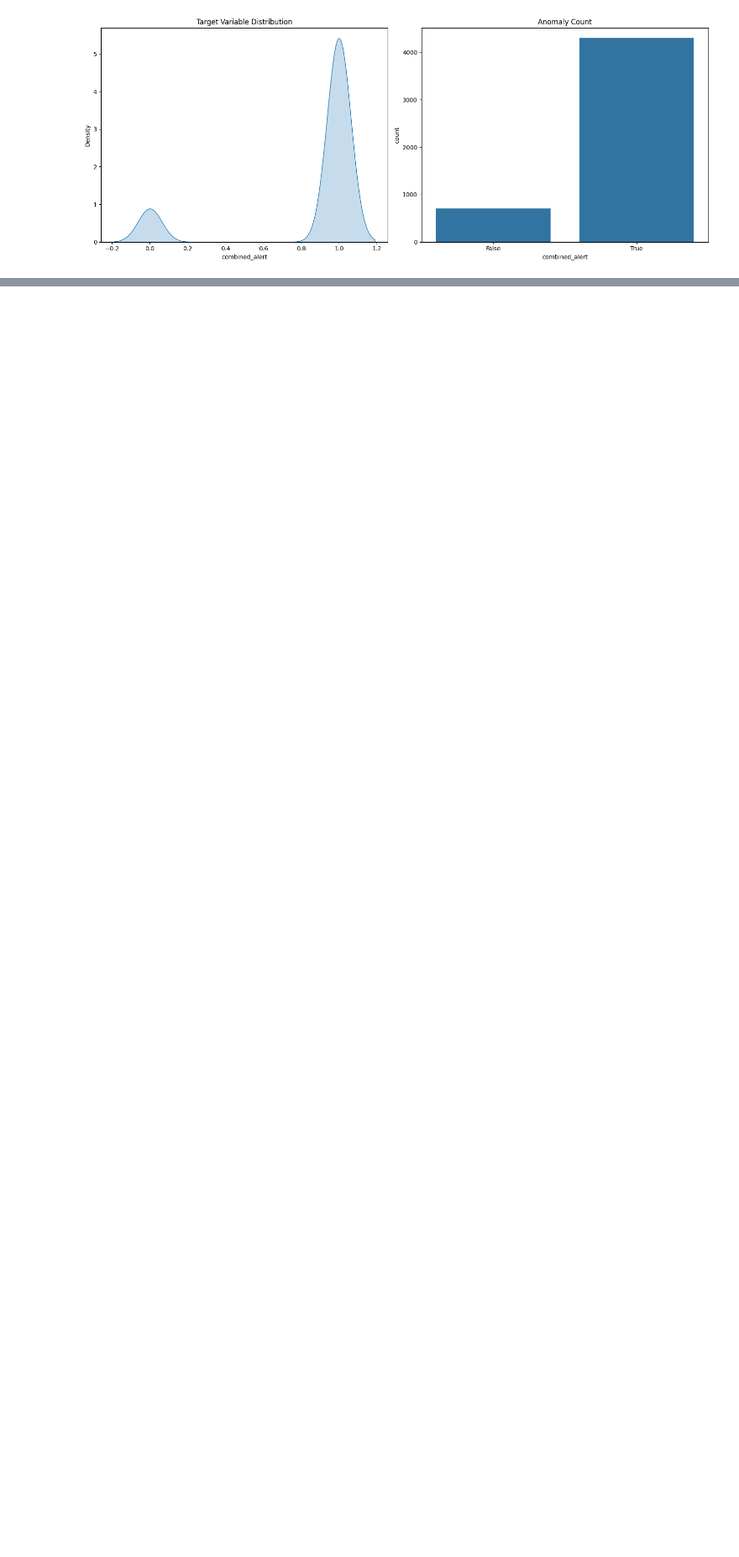
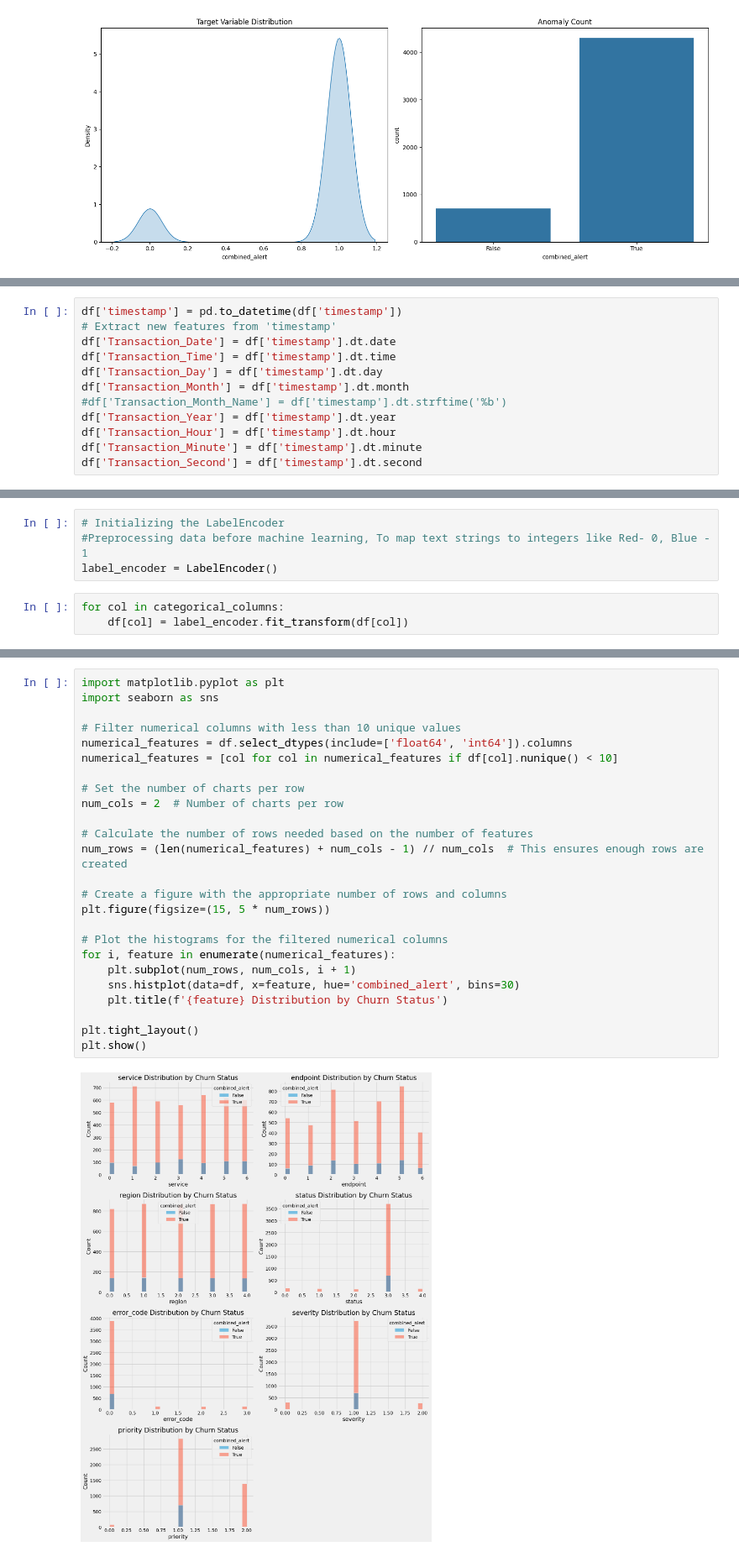
Before and after one commit to shubhiv02-learner/banking-log-anomaly-detection, a Jupyter notebook: notebooks/SentinelIQ.ipynb, the cells around one changed output, grey strips where cells are left out. Shown at 84% size. Saved outputs shown, nothing was run; the diff lists cells and outputs as text; blank space fills up the shorter version.

```diff
--- a/notebooks/SentinelIQ.ipynb
+++ b/notebooks/SentinelIQ.ipynb
@@ -1057,0 +1177,12 @@ plt.close()  # Closes the plot window to save memory
+# %%
+df['timestamp'] = pd.to_datetime(df['timestamp'])
+# Extract new features from 'timestamp'
+df['Transaction_Date'] = df['timestamp'].dt.date
+df['Transaction_Time'] = df['timestamp'].dt.time
+df['Transaction_Day'] = df['timestamp'].dt.day
+df['Transaction_Month'] = df['timestamp'].dt.month
+#df['Transaction_Month_Name'] = df['timestamp'].dt.strftime('%b')
+df['Transaction_Year'] = df['timestamp'].dt.year
+df['Transaction_Hour'] = df['timestamp'].dt.hour
+df['Transaction_Minute'] = df['timestamp'].dt.minute
+df['Transaction_Second'] = df['timestamp'].dt.second
@@ -1057,0 +1197,7 @@ plt.close()  # Closes the plot window to save memory
+# %%
+# Initializing the LabelEncoder
+#Preprocessing data before machine learning, To map text strings to integers like Red- 0, Blue - 1
+label_encoder = LabelEncoder()
+# %%
+for col in categorical_columns:
+    df[col] = label_encoder.fit_transform(df[col])
@@ -1057,0 +1257,27 @@ plt.close()  # Closes the plot window to save memory
+# %%
+import matplotlib.pyplot as plt
+import seaborn as sns
+
+# Filter numerical columns with less than 10 unique values
+numerical_features = df.select_dtypes(include=['float64', 'int64']).columns
+numerical_features = [col for col in numerical_features if df[col].nunique() < 10]
+
+# Set the number of charts per row
+num_cols = 2  # Number of charts per row
+
+# Calculate the number of rows needed based on the number of features
+num_rows = (len(numerical_features) + num_cols - 1) // num_cols  # This ensures enough rows are created
+
+# Create a figure with the appropriate number of rows and columns
+plt.figure(figsize=(15, 5 * num_rows))
+
+# Plot the histograms for the filtered numerical columns
+for i, feature in enumerate(numerical_features):
+    plt.subplot(num_rows, num_cols, i + 1)
+    sns.histplot(data=df, x=feature, hue='combined_alert', bins=30)
+    plt.title(f'{feature} Distribution by Churn Status')
+
+plt.tight_layout()
+plt.show()
+# %% [output]
+[figure, added]
```
Also changed, not shown: parts of 13 cells of this notebook.
